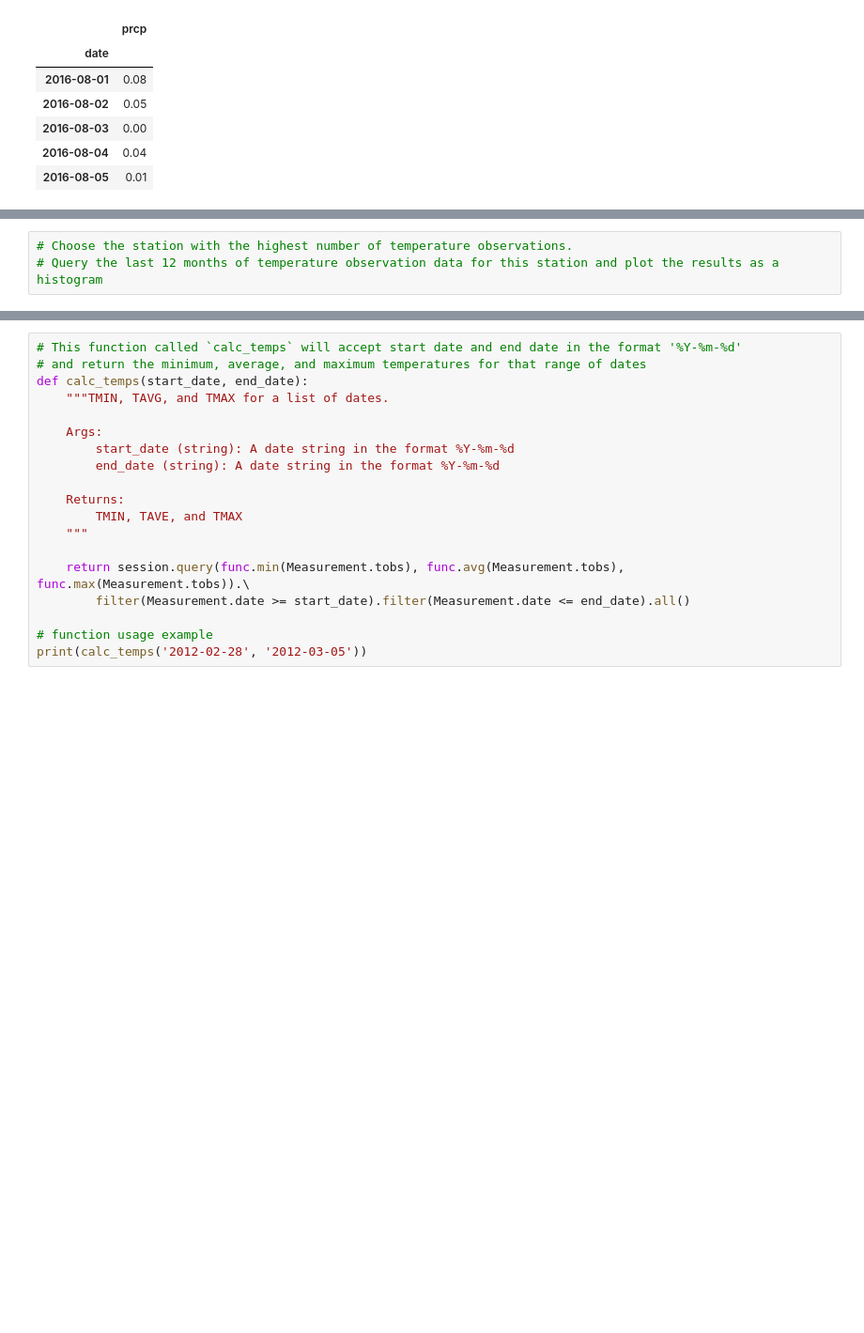
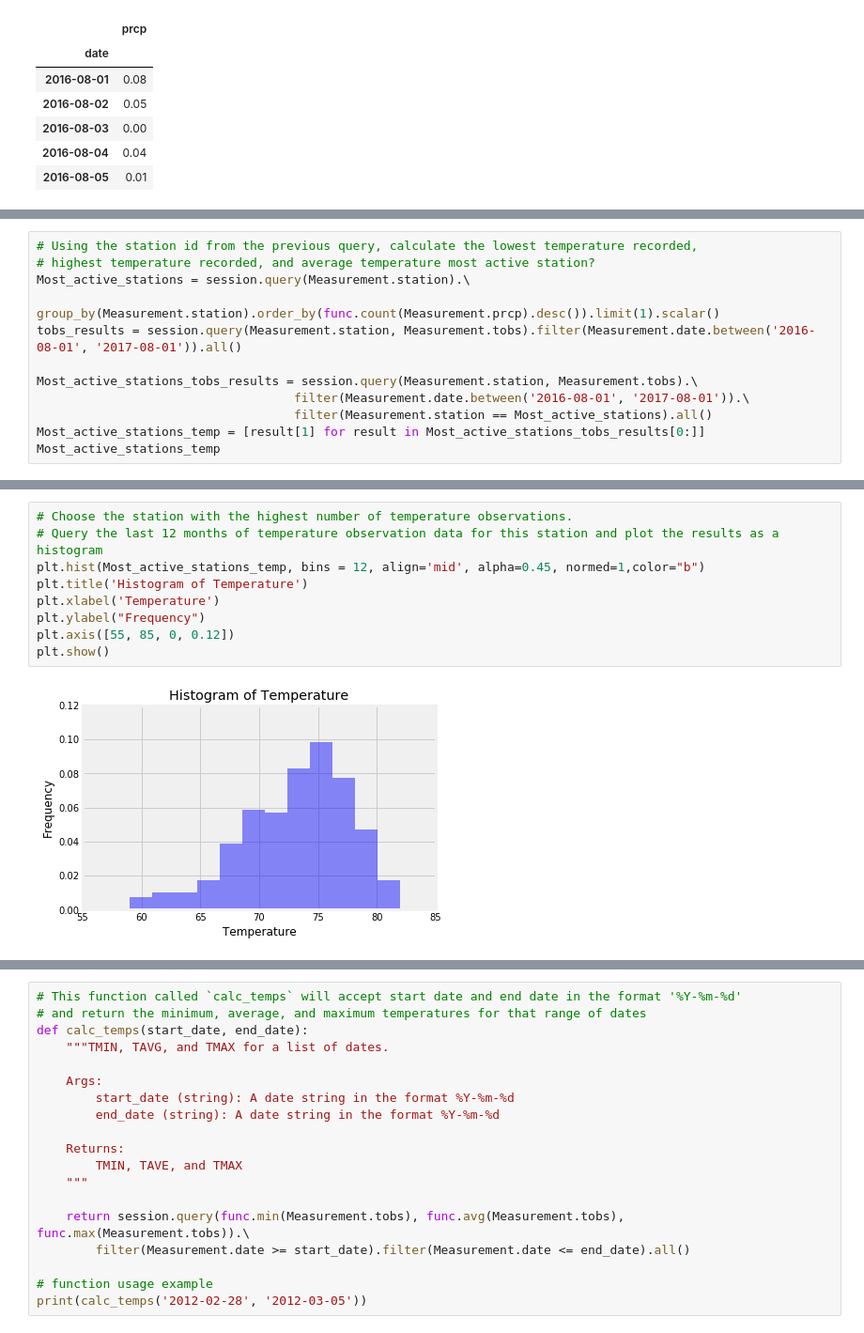
Before and after one commit to jmbermudez7/HW-alchemy, a Jupyter notebook: climate_starter.ipynb, the cells around one changed output, grey strips where cells are left out. Shown at 94% size. Saved outputs shown, nothing was run; the diff lists cells and outputs as text; blank space fills up the shorter version.

```diff
--- a/climate_starter.ipynb
+++ b/climate_starter.ipynb
@@ -118,0 +133,12 @@ prcp_df.describe()
+# %%
+# Using the station id from the previous query, calculate the lowest temperature recorded,
+# highest temperature recorded, and average temperature most active station?
+Most_active_stations = session.query(Measurement.station).\
+                                     group_by(Measurement.station).order_by(func.count(Measurement.prcp).desc()).limit(1).scalar()
+tobs_results = session.query(Measurement.station, Measurement.tobs).filter(Measurement.date.between('2016-08-01', '2017-08-01')).all()
+
+Most_active_stations_tobs_results = session.query(Measurement.station, Measurement.tobs).\
+                                   filter(Measurement.date.between('2016-08-01', '2017-08-01')).\
+                                   filter(Measurement.station == Most_active_stations).all()
+Most_active_stations_temp = [result[1] for result in Most_active_stations_tobs_results[0:]]
+Most_active_stations_temp
@@ -119,6 +163,14 @@ prcp_df.describe()
 # %%
 # Choose the station with the highest number of temperature observations.
 # Query the last 12 months of temperature observation data for this station and plot the results as a histogram
+plt.hist(Most_active_stations_temp, bins = 12, align='mid', alpha=0.45, normed=1,color="b")
+plt.title('Histogram of Temperature')
+plt.xlabel('Temperature')
+plt.ylabel("Frequency")
+plt.axis([55, 85, 0, 0.12])
+plt.show()
+# %% [output]
+[figure, added]
 # %% [markdown]
 ![precipitation](Images/station-histogram.png)
 # %%
```
Also changed, not shown: parts of 11 cells of this notebook.
